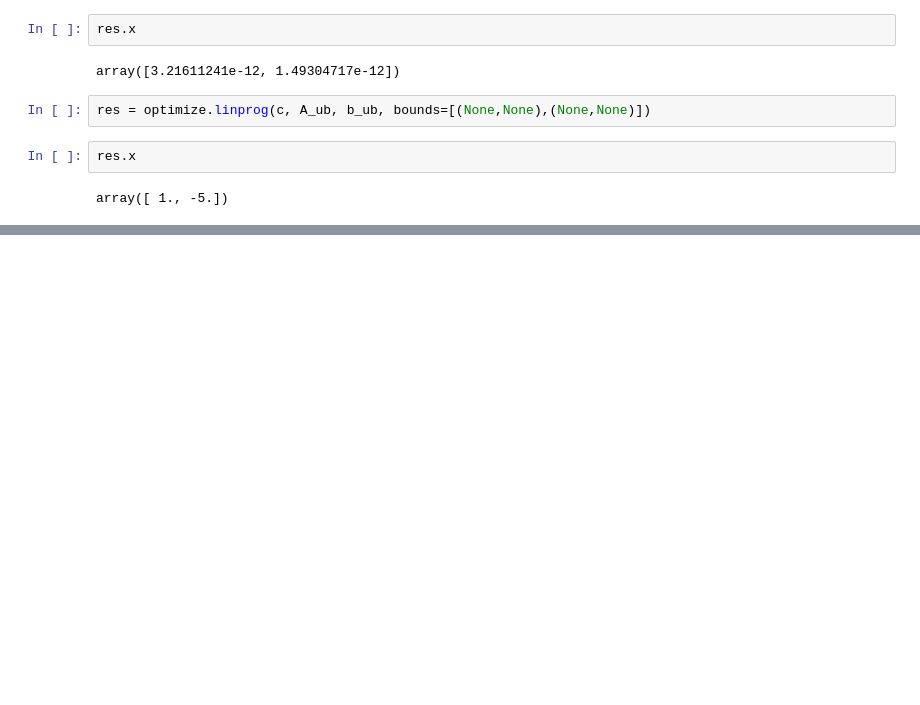
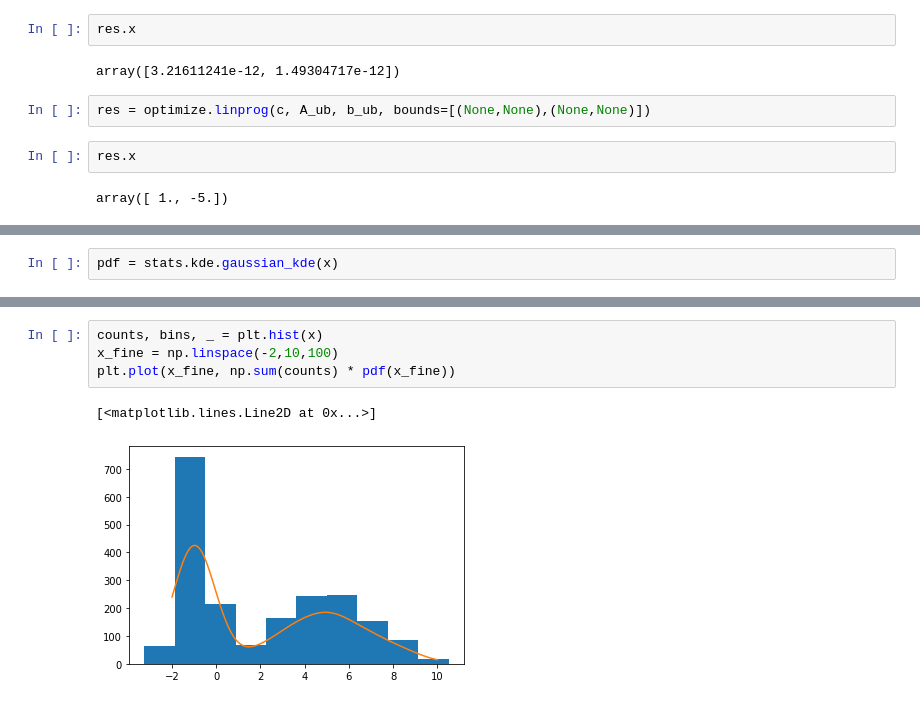
Before and after one commit to angelacpd/Scientific_Python, a Jupyter notebook: Lecture_5.ipynb, the cells around one changed output, grey strips where cells are left out. Cells and saved outputs as stored; diff of their text form; blank space fills up the shorter version.

```diff
--- a/Lecture_5.ipynb
+++ b/Lecture_5.ipynb
@@ -345,0 +376,2 @@ array([ 1., -5.])
+# %%
+pdf = stats.kde.gaussian_kde(x)
@@ -345,0 +382,7 @@ array([ 1., -5.])
+# %%
+counts, bins, _ = plt.hist(x)
+x_fine = np.linspace(-2,10,100)
+plt.plot(x_fine, np.sum(counts) * pdf(x_fine))
+# %% [output]
+[<matplotlib.lines.Line2D at 0x...>]
+[figure, added]
```
Also changed, not shown: parts of 12 cells of this notebook.
